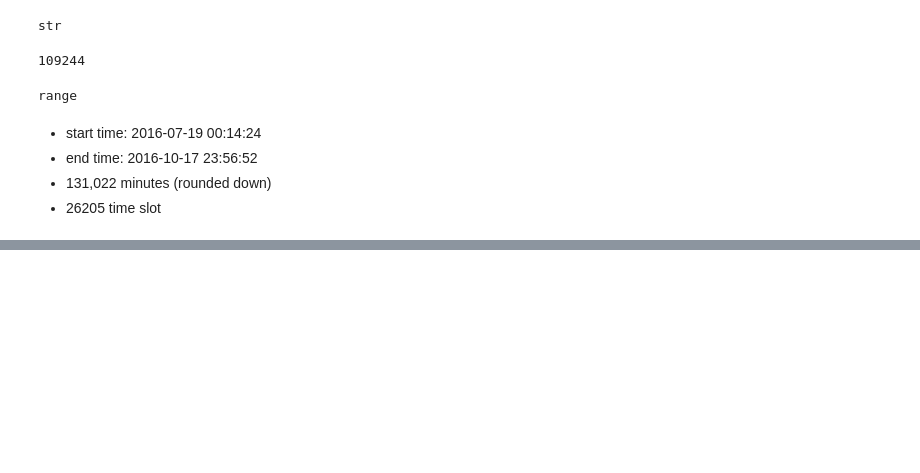
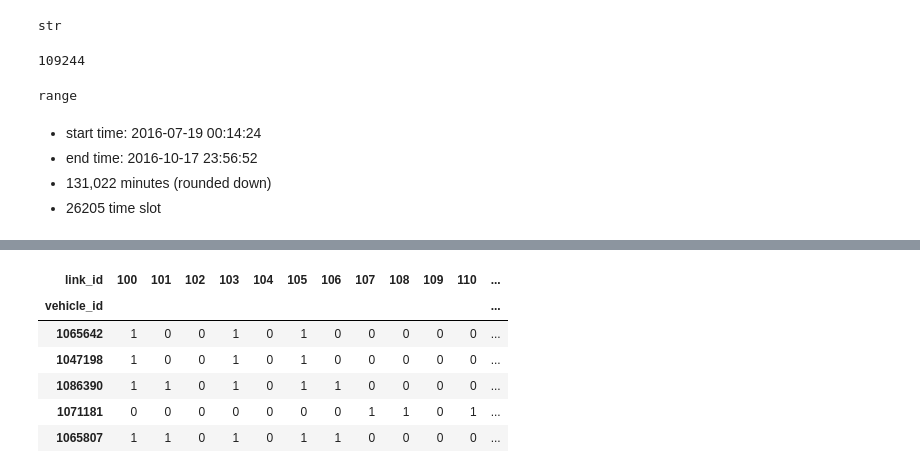
Before and after one commit to muciyuallen/TrafficFlowOptimization, a Jupyter notebook: Exploratory_Data_Analysis.ipynb, the cells around one changed output, grey strips where cells are left out. Cells and saved outputs as stored; diff of their text form; code cells hidden in the pictures; blank space fills up the shorter version.

```diff
--- a/Exploratory_Data_Analysis.ipynb
+++ b/Exploratory_Data_Analysis.ipynb
@@ -296,0 +332,35 @@ Code Run Time:  14.531845999999998 seconds
+# %%
+def avg_len_wid(x):
+    inds = x[x == 1].index
+
+    avg_len = 0
+    avg_wid = 0
+
+    for item in inds:
+        #return(links_inds.loc[item])
+        avg_len += links_inds.loc[item]['length']
+        avg_wid += links_inds.loc[item]['width']
+
+    return([avg_len/len(inds), avg_wid/len(inds)])
+# %%
+a = V_df.apply(avg_len_wid, axis = 1)
+# %%
+avg_lens = []
+avg_wids = []
+
+for item in a:
+    avg_lens.append(item[0])
+    avg_wids.append(item[1])
+# %%
+V_df['avg_wid'] = avg_wids
+V_df['avg_len'] = avg_lens
+# %%
+V_df.head()
+# %% [output]
+| link_id | 100 | 101 | 102 | 103 | 104 | 105 | 106 | 107 | 108 | 109 | 110 | ... |
+| vehicle_id |  |  |  |  |  |  |  |  |  |  |  | ... |
+| 1065642 | 1 | 0 | 0 | 1 | 0 | 1 | 0 | 0 | 0 | 0 | 0 | ... |
+| 1047198 | 1 | 0 | 0 | 1 | 0 | 1 | 0 | 0 | 0 | 0 | 0 | ... |
+| 1086390 | 1 | 1 | 0 | 1 | 0 | 1 | 1 | 0 | 0 | 0 | 0 | ... |
+| 1071181 | 0 | 0 | 0 | 0 | 0 | 0 | 0 | 1 | 1 | 0 | 1 | ... |
+| 1065807 | 1 | 1 | 0 | 1 | 0 | 1 | 1 | 0 | 0 | 0 | 0 | ... |
```
Also changed, not shown: parts of 12 cells of this notebook.
